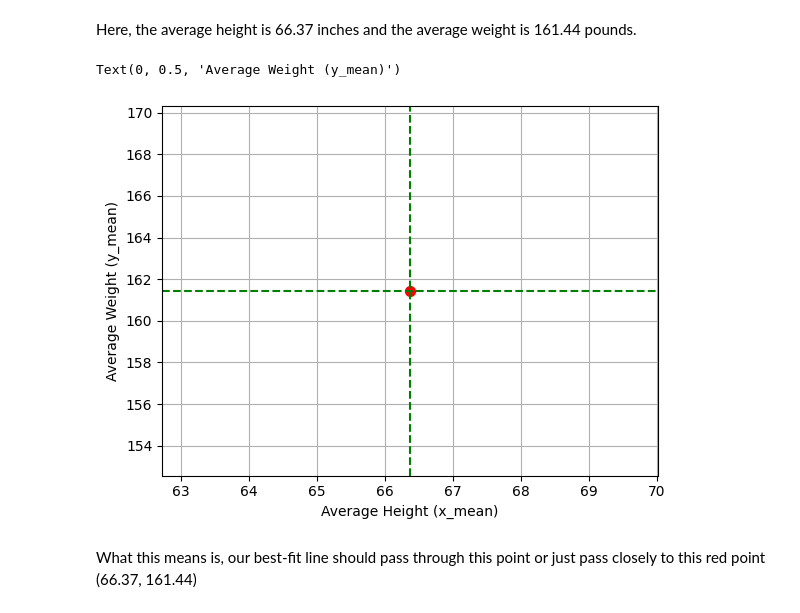
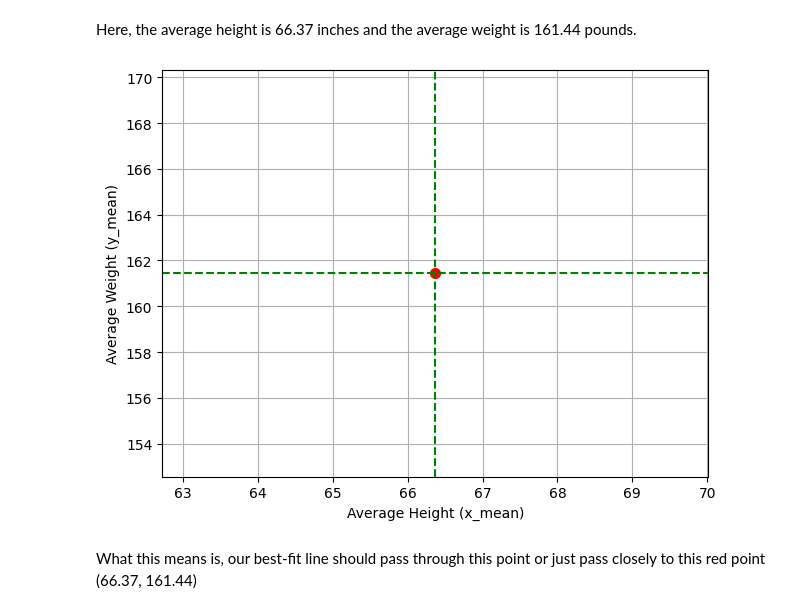
Before and after one commit to suyogly/linear-regression, a Jupyter notebook: intro.ipynb, the cells around one changed output. Drawn from its saved outputs; the diff is of its cells as text; code cells hidden in the pictures.

```diff
--- a/intro.ipynb
+++ b/intro.ipynb
@@ -115,14 +117,16 @@ Here, the average height is 66.37 inches and the average weight is 161.44 pounds
 # %%
 plt.axvline(x=x_mean, color='green', linestyle='--', label=f'Average Height: {x_mean:.1f}')
 plt.axhline(y=y_mean, color='green', linestyle='--', label=f'Average Weight: {y_mean:.1f}')
 
 plt.scatter(x_mean, y_mean, color="red", s=50)
 plt.grid(True)
 plt.xlabel("Average Height (x_mean)")
 plt.ylabel("Average Weight (y_mean)")
+
+plt.tight_layout()
+plt.show()
 # %% [output]
-Text(0, 0.5, 'Average Weight (y_mean)')
-[figure, old version]
+[figure, new version]
 # %% [markdown]
 What this means is, our best-fit line should pass through this point or just pass closely to this red point (66.37, 161.44)
 # %%
```
Also changed, not shown: parts of 5 cells of this notebook.
